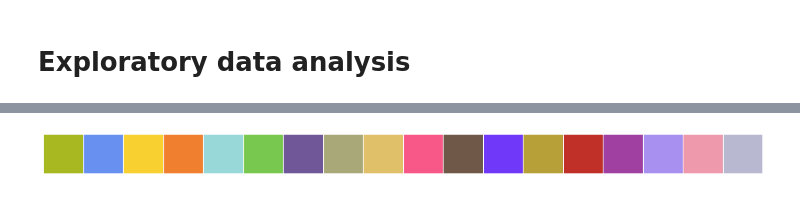
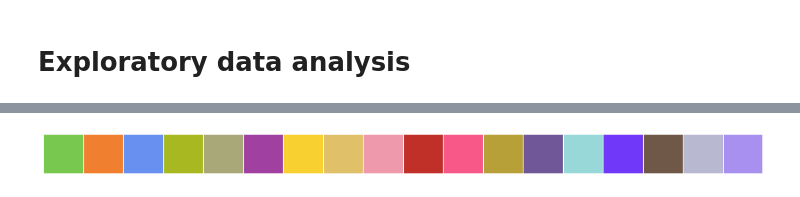
Before and after one commit to judithernandez/pokemastery, a Jupyter notebook: notebooks/04_high_data_exploration.ipynb, the cells around one changed output, grey strips where cells are left out. Saved outputs shown, nothing was run; the diff lists cells and outputs as text; code cells hidden in the pictures.

```diff
--- a/notebooks/04_high_data_exploration.ipynb
+++ b/notebooks/04_high_data_exploration.ipynb
@@ -97,29 +167,29 @@ array(['Bug', 'Water', 'Electric', 'Fire', 'Ice', 'Grass', 'Ghost',
 # %%
 custom_colors = {
+    'Grass': '#78c850',
+    'Fire': '#f08030',
+    'Water': '#6890f0',
     'Bug': '#a8b820',
-    'Water': '#6890f0',
+    'Normal': '#a8a878',
+    'Poison': '#a040a0',
     'Electric': '#f8d030',
-    'Fire': '#f08030',
+    'Ground': '#e0c068',
+    'Fairy': '#ee99ac',
+    'Fighting': '#c03028',
+    'Psychic': '#f85888',
+    'Rock': '#b8a038',
+    'Ghost': '#705898',
     'Ice': '#98d8d8',
-    'Grass': '#78c850',
-    'Ghost': '#705898',
-    'Normal': '#a8a878',
-    'Ground': '#e0c068',
-    'Psychic': '#f85888',
+    'Dragon': '#7038f8',
     'Dark': '#705848',
-    'Dragon': '#7038f8',
-    'Rock': '#b8a038',
-    'Fighting': '#c03028',
-    'Poison': '#a040a0',
-    'Flying': '#a890f0',
-    'Fairy': '#ee99ac',
-    'Steel': '#b8b8d0'
+    'Steel': '#b8b8d0',
+    'Flying': '#a890f0'
 }
 sns.set(font_scale=1.25) # Increase font size
 sns.set_palette(sns.color_palette(custom_colors.values())) # Set custom color palette
 sns.palplot(sns.color_palette(custom_colors.values()),size=1) # Plot custom color palette
 # %% [output]
-[figure, old version]
+[figure, new version]
 # %%
 pokemon_types = df['Type1'].unique() # get the unique types as a numpy array
 types_counts = []
```
Also changed, not shown: parts of 19 cells of this notebook, 1 other file.
